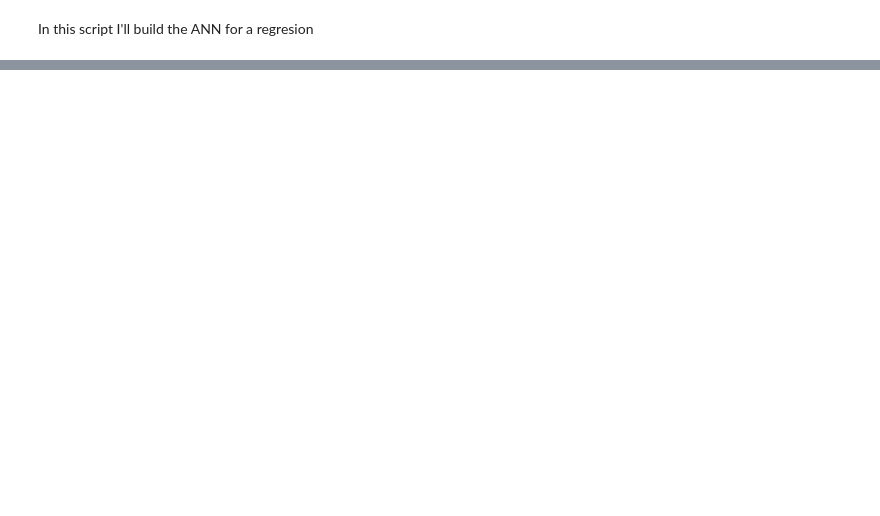
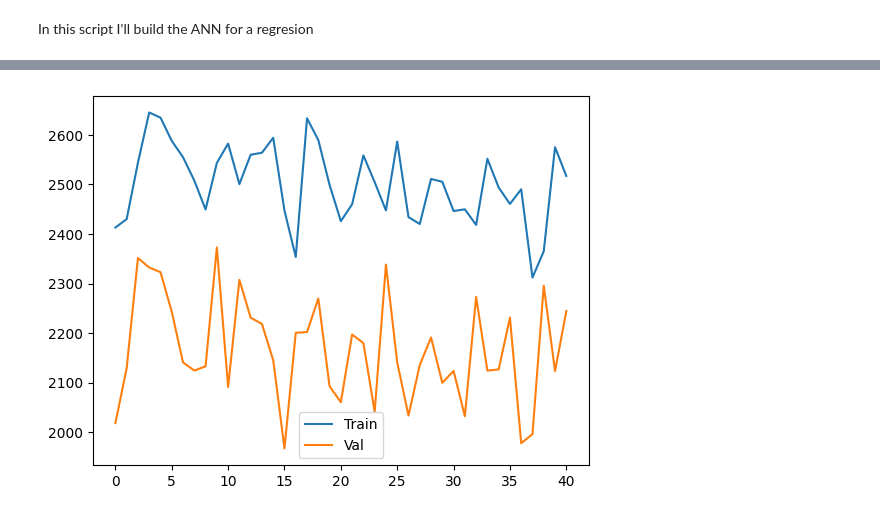
Before and after one commit to Lopera47/ANN_RegressorandClassifier, a Jupyter notebook: ANN_Regressor.ipynb, the cells around one changed output, grey strips where cells are left out. Saved outputs shown, nothing was run; the diff lists cells and outputs as text; code cells hidden in the pictures; blank space fills up the shorter version.

```diff
--- a/ANN_Regressor.ipynb
+++ b/ANN_Regressor.ipynb
@@ -25,0 +266,9 @@ import pandas as pd
+# %%
+callback_early = EarlyStopping(monitor = "val_mae", patience=25, mode = "auto")
+
+Hist_3 = Model_1.fit(X_ptrain_std,
+                   partial_y_train,
+                   epochs=500, # more number of epochs due to EarlyStopping
+                   batch_size=512,
+                   callbacks = [callback_early],
+                   validation_data=(X_val_std, y_val))
@@ -25,0 +293,9 @@ import pandas as pd
+# %%
+# Checking the overfitting
+# The best Epoch applying a Early Stopping call back is before the epoch 93
+plt.plot(Hist_3.history['mae'], label='Train')
+plt.plot(Hist_3.history['val_mae'], label='Val')
+plt.legend()
+plt.show()
+# %% [output]
+[figure, added]
```
Also changed, not shown: parts of 34 cells of this notebook, 3 other files.
